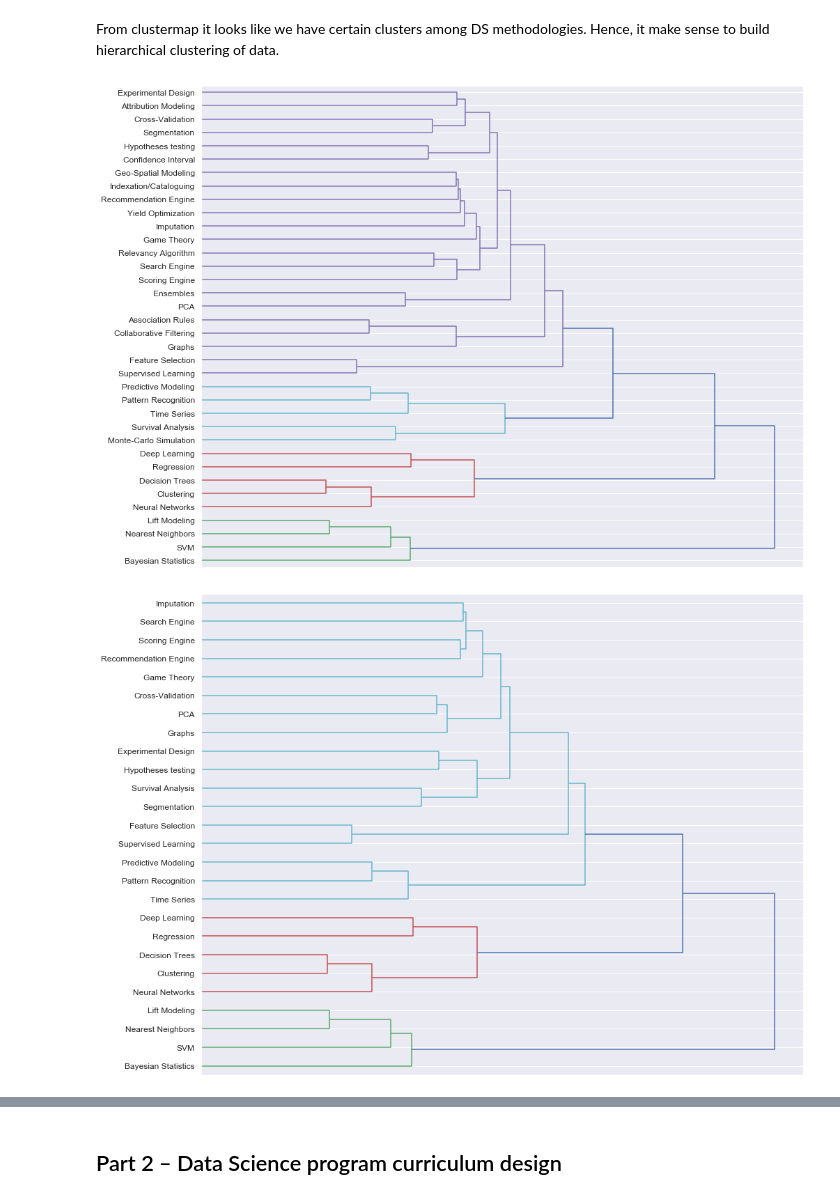
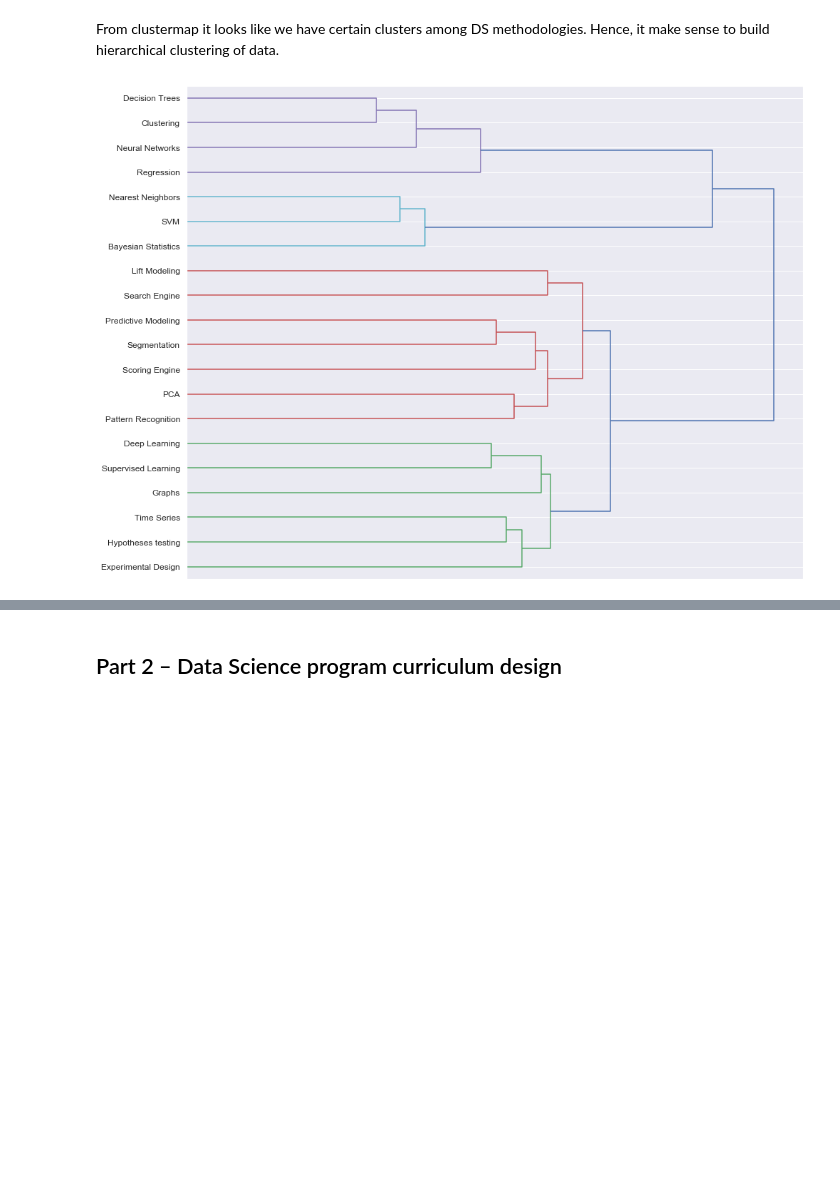
Before and after one commit to kai-wren/Intro2DS, a Jupyter notebook: Mykhaylo_Manukian_Project.ipynb, the cells around one changed output, grey strips where cells are left out. Drawn from its saved outputs; the diff is of its cells as text; code cells hidden in the pictures; blank space fills up the shorter version.

```diff
--- a/Mykhaylo_Manukian_Project.ipynb
+++ b/Mykhaylo_Manukian_Project.ipynb
@@ -30,19 +33,25 @@ monster_ds = pd.read_csv('https://raw.githubusercontent.com/kai-wren/Intro2DS/ma
 hh_ds_full = pd.read_csv('https://raw.githubusercontent.com/kai-wren/Intro2DS/master/Headhunters_job_vacancies.csv')
 hh_ds = hh_ds_full[['Job_Title', 'Company_Name', 'Location', 'Job_ID', 'Job_Description', 'Link', 'Compensation']]
 
-glassdoor_ds_full = pd.read_csv('https://raw.githubusercontent.com/kai-wren/Intro2DS/master/glassdoor.tsv',
+glassdoor_ds_full = pd.read_csv('https://raw.githubusercontent.com/kai-wren/Intro2DS/master/glassdoor_new.tsv',
                           delimiter='\t',encoding='utf-8')
 
-glassdoor_ds_full = glassdoor_ds_full.rename(columns={'description_text': 'Job_Description', 'url': 'Link',
+glassdoor_ds_full = glassdoor_ds_full.rename(columns={'description_text': 'Job_Description',
                                                     'salary': 'Compensation', 'job_title': 'Job_Title',
                                                     'company': 'Company_Name', 'location': 'Location'})
 
-glassdoor_ds = glassdoor_ds_full[['Job_Title', 'Company_Name', 'Location', 'Job_Description', 'Link',
-                                  'Compensation']]
+glassdoor_ds = glassdoor_ds_full[['Job_Title', 'Company_Name', 'Location', 'Job_Description', 'Compensation']]
 
+indeed_ds_full = pd.read_csv('https://raw.githubusercontent.com/kai-wren/Intro2DS/master/data_incl.5523_vacancies.csv')
 
-frames = [monster_ds, hh_ds, glassdoor_ds]
+indeed_ds_full = indeed_ds_full.rename(columns={'Summary': 'Job_Description', 'Salary': 'Compensation',
+                                                'Title': 'Job_Title', 'Company': 'Company_Name'})
+
+indeed_ds = indeed_ds_full[['Job_Title', 'Company_Name', 'Location', 'Job_Description', 'Compensation']]
+
+frames = [monster_ds, hh_ds, glassdoor_ds, indeed_ds]
 job_ds = pd.concat(frames, sort=False)
+job_ds.drop_duplicates()
 job_ds.head()
 # %% [output]
 |  | Unnamed: 0 | Job_Title | Company_Name | Location | Job_ID | Job_Description | Link | Compensation |
@@ -218,8 +228,8 @@ plt.figure(figsize=(25,15))
 ds_df.mean().sort_values(ascending=False).plot.bar()
 plt.show()
 
-ds_threshold = np.quantile(ds_df.mean(), 0.25)
-ds_reduced_df = ds_df[ds_df.columns[ds_df.mean() > ds_threshold]]
+# ds_threshold = np.quantile(ds_df.mean(), 0.25)
+ds_reduced_df = ds_df[ds_df.columns[ds_df.mean() > 0.003]]
 
 plt.figure(figsize=(25,15))
 ds_reduced_df.mean().sort_values(ascending=False).plot.bar()
@@ -264,26 +271,25 @@ plt.show()
 # %% [markdown]
 From clustermap it looks like we have certain clusters among DS methodologies. Hence, it make sense to build hierarchical clustering of data.
 # %%
-fig = plt.figure(figsize=(30,16))
-ax1 = fig.add_axes([0.1,0.1,0.4,0.6])
-X=ds_df.corr()
-Z=sch.linkage(X, 'ward')
-dend = sch.dendrogram(Z, orientation='right', leaf_font_size=12)
-labels = X.index[dend['leaves']]
-ax1.set_xticks([])
-ax1.set_yticklabels(labels)
-plt.show()
+# fig = plt.figure(figsize=(30,16))
+# ax1 = fig.add_axes([0.1,0.1,0.4,0.6])
+# X=ds_df.corr()
+# Z=sch.linkage(X, 'ward')
+# dend = sch.dendrogram(Z, orientation='right', leaf_font_size=12)
+# labels = X.index[dend['leaves']]
+# ax1.set_xticks([])
+# ax1.set_yticklabels(labels)
+# plt.show()
 
 fig = plt.figure(figsize=(30,16))
 ax1 = fig.add_axes([0.1,0.1,0.4,0.6])
 X=ds_reduced_df.corr()
 Z=sch.linkage(X, 'ward')
 dend = sch.dendrogram(Z, orientation='right', leaf_font_size=12)
 labels = X.index[dend['leaves']]
 ax1.set_xticks([])
 ax1.set_yticklabels(labels)
 plt.show()
 # %% [output]
-[figure, old version]
+[figure, new version]
-[figure, removed]
 # %% [markdown]
```
Also changed, not shown: parts of 34 cells of this notebook.
